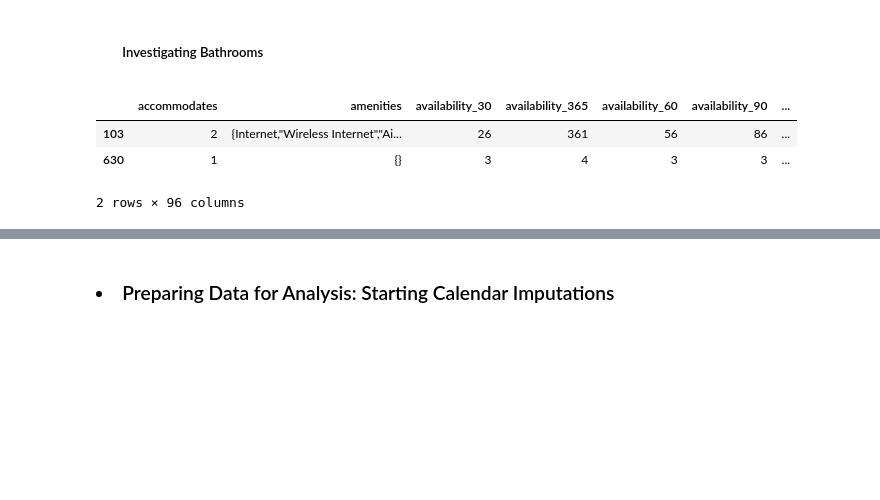
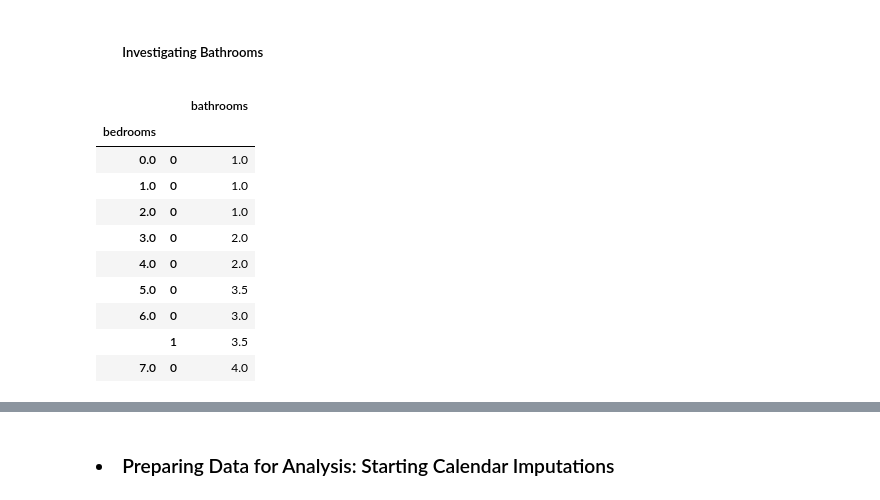
Before and after one commit to samlexrod/airbnb_ml, a Jupyter notebook: Airbnb_Analysis.ipynb, the cells around one changed output, grey strips where cells are left out. Saved outputs shown, nothing was run; the diff lists cells and outputs as text; code cells hidden in the pictures; blank space fills up the shorter version.

```diff
--- a/Airbnb_Analysis.ipynb
+++ b/Airbnb_Analysis.ipynb
@@ -685,9 +734,18 @@ listings_row_clean.drop('access', axis=1, inplace=True)
 # %% [markdown]
 ##### <ol> Investigating Bathrooms
-# %%
-listings_row_clean[listings_row_clean.bathrooms.isnull()].head(2)
-# %% [output]
-|  | accommodates | amenities | availability_30 | availability_365 | availability_60 | availability_90 | ... |
-| 103 | 2 | {Internet,"Wireless Internet","Ai... | 26 | 361 | 56 | 86 | ... |
-| 630 | 1 | {} | 3 | 4 | 3 | 3 | ... |
-2 rows × 96 columns
+# %%
+bathroom_to_impute = listings_row_clean.groupby('bedrooms').bathrooms
+bathroom_to_impute = bathroom_to_impute.apply(lambda x: x.mode()).to_frame()
+bathroom_to_impute
+# %% [output]
+|  |  | bathrooms |
+| bedrooms |  |  |
+| 0.0 | 0 | 1.0 |
+| 1.0 | 0 | 1.0 |
+| 2.0 | 0 | 1.0 |
+| 3.0 | 0 | 2.0 |
+| 4.0 | 0 | 2.0 |
+| 5.0 | 0 | 3.5 |
+| 6.0 | 0 | 3.0 |
+|  | 1 | 3.5 |
+| 7.0 | 0 | 4.0 |
```
Also changed, not shown: parts of 22 cells of this notebook.
